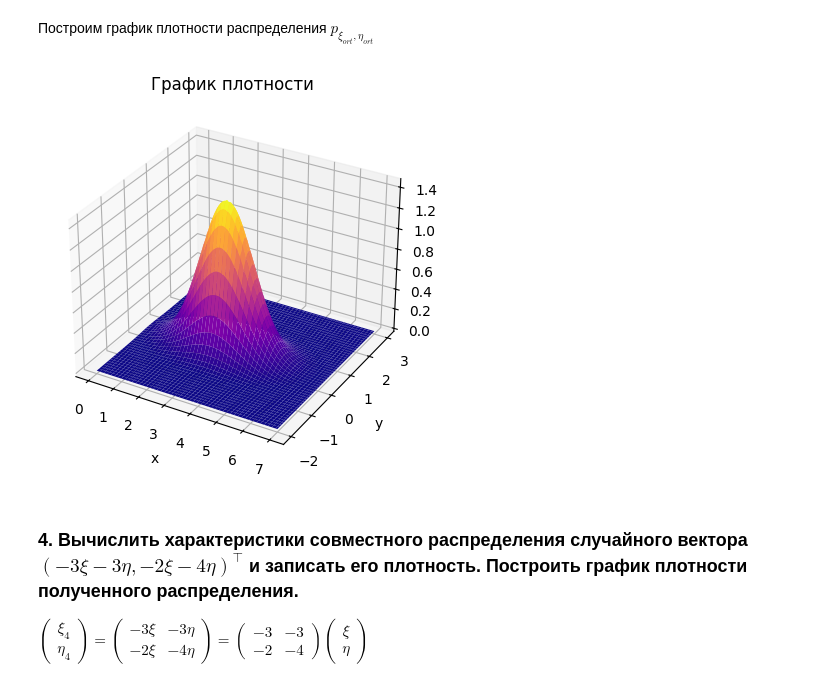
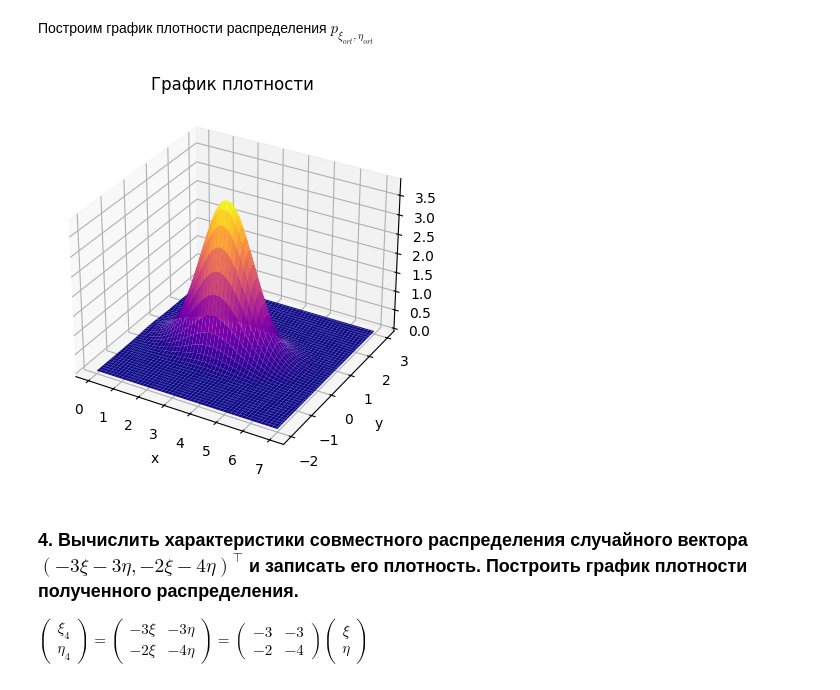
Before and after one commit to the-mvi/stat_an_gr1384-2023, a Jupyter notebook: 1384_Ovchinnikov_MY/lab1.ipynb, the cells around one changed output. Cells and saved outputs as stored; diff of their text form; code cells hidden in the pictures.

```diff
--- a/1384_Ovchinnikov_MY/lab1.ipynb
+++ b/1384_Ovchinnikov_MY/lab1.ipynb
@@ -401,17 +401,17 @@ $
 Построим график плотности распределения $p_{\xi_{ort},\eta_{ort}}$
 # %%
 def pdf(x,y):
-    return ( (np.sqrt(42) / 14 * np.pi) * np.exp(-0.5 * (x**2 -((14*np.sqrt(5))/5)*x + 11 - ((12*np.sqrt(5))/5)*y + 6*y*y)) )
+    return ( (np.sqrt(6) / 2 * np.pi) * np.exp(-0.5 * (x**2 -((14*np.sqrt(5))/5)*x + 11 - ((12*np.sqrt(5))/5)*y + 6*y*y)) )
 
 x = np.linspace(start=0, stop=7, num=100)
 y = np.linspace(start=-2, stop=3, num=100)
 X, Y = np.meshgrid(x,y)
 p = pdf(X,Y)
 
 
 graph(X,Y,p)
 # %% [output]
-[figure, old version]
+[figure, new version]
 # %% [markdown]
 ### 4. Вычислить характеристики совместного распределения случайного вектора $(-3\xi -3\eta,-2\xi -4\eta)^{\intercal}$ и записать его плотность. Построить график плотности полученного распределения.
 
```
Also changed, not shown: parts of 1 cell of this notebook.
